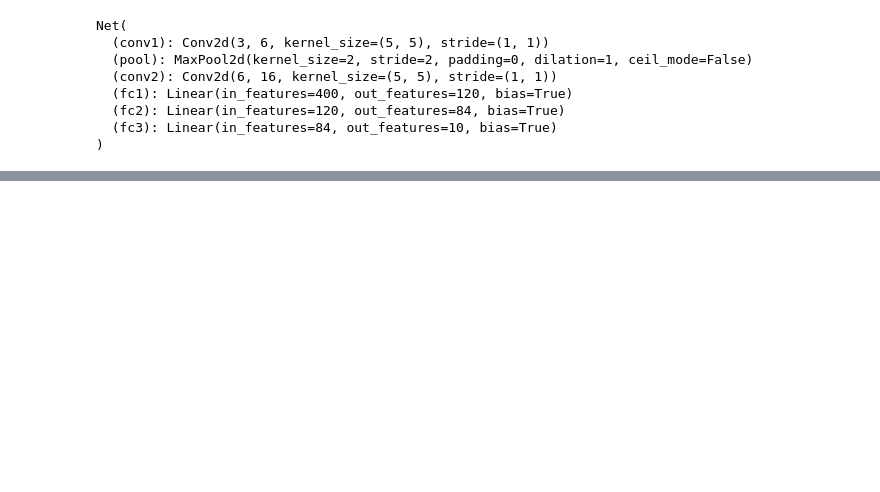
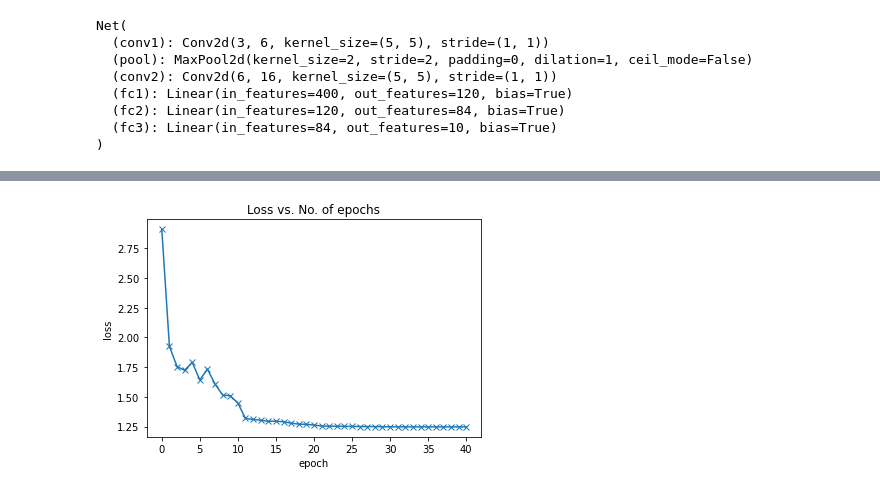
Before and after one commit to AnhVietPham/Deep-Learning, a Jupyter notebook: Homework_A_CLASSIFIER_CIFAR10.ipynb, the cells around one changed output, grey strips where cells are left out. Saved outputs shown, nothing was run; the diff lists cells and outputs as text; code cells hidden in the pictures; blank space fills up the shorter version.

```diff
--- a/Homework_A_CLASSIFIER_CIFAR10.ipynb
+++ b/Homework_A_CLASSIFIER_CIFAR10.ipynb
@@ -196,0 +394,2 @@ Accuracy for class truck is: 43.6 %
+# %%
+history += fit(10, 1e-1, model, train_loader, val_loader)
@@ -196,0 +407,2 @@ Accuracy for class truck is: 43.6 %
+# %%
+history += fit(10, 1e-2, model, train_loader, val_loader)
@@ -196,0 +420,2 @@ Accuracy for class truck is: 43.6 %
+# %%
+history += fit(10, 1e-3, model, train_loader, val_loader)
@@ -196,0 +433,2 @@ Accuracy for class truck is: 43.6 %
+# %%
+history += fit(10, 1e-4, model, train_loader, val_loader)
@@ -196,0 +446,4 @@ Accuracy for class truck is: 43.6 %
+# %%
+plot_losses(history)
+# %% [output]
+[figure, added]
```
Also changed, not shown: parts of 40 cells of this notebook.
